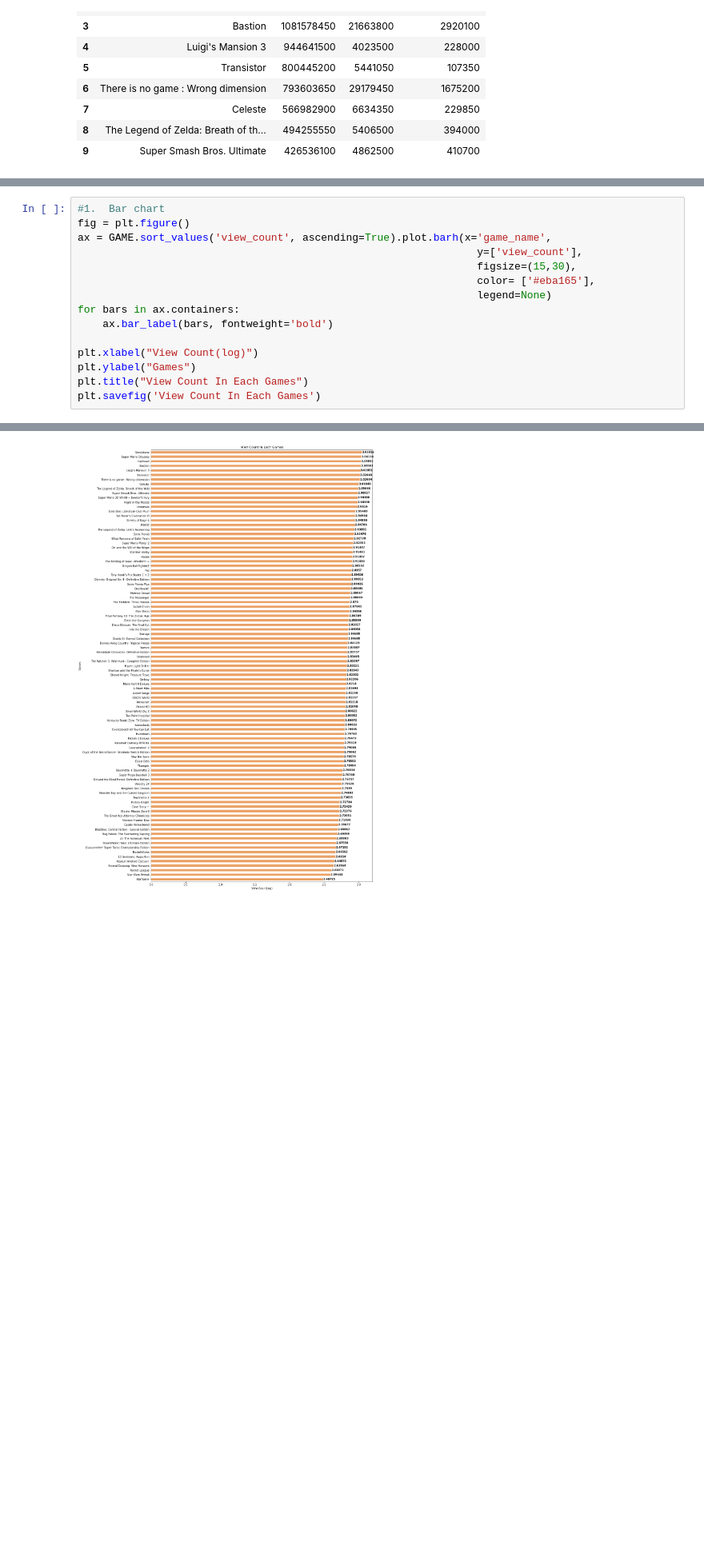
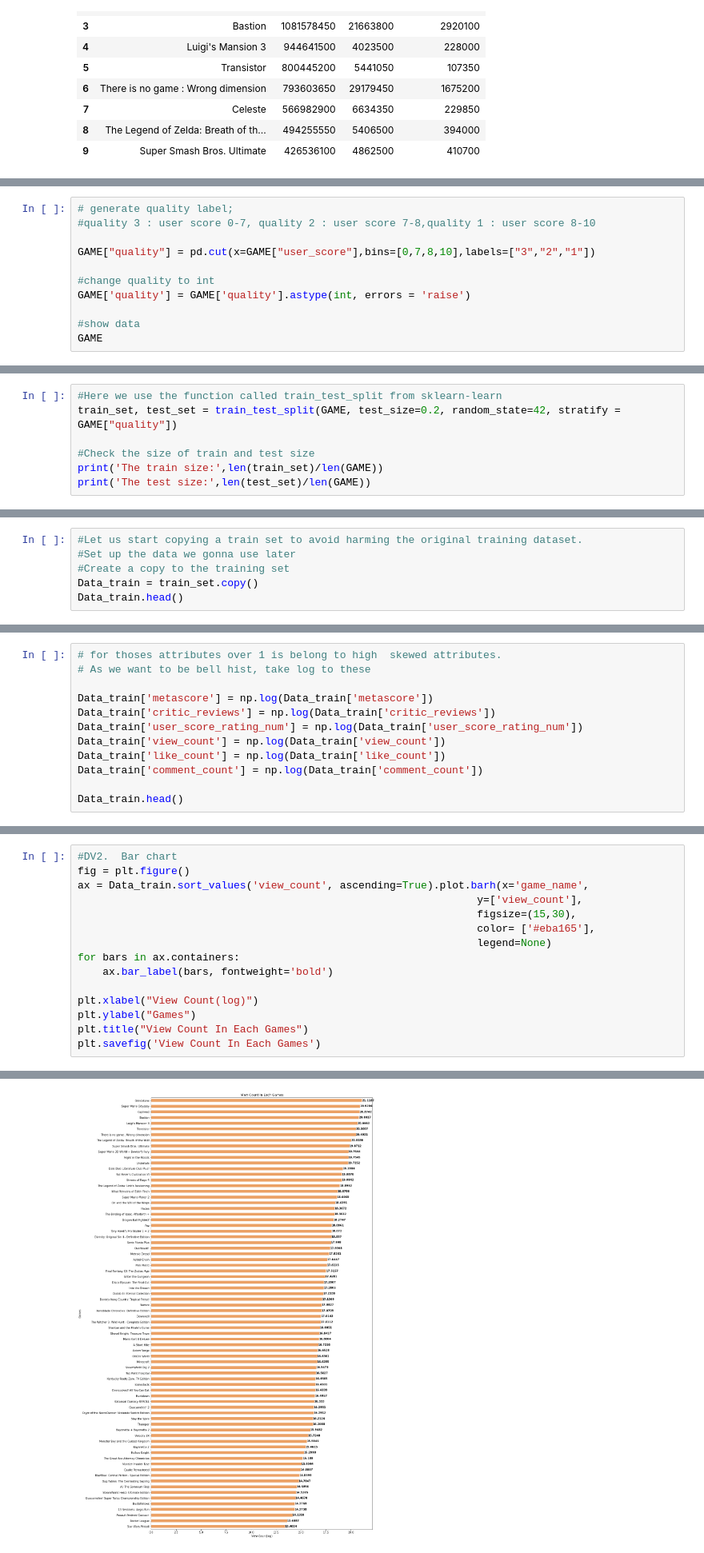
Before and after one commit to dmiao123/DE-Individual-, a Jupyter notebook: Python Work/DE Individual .ipynb, the cells around one changed output, grey strips where cells are left out. Shown at 80% size. Cells and saved outputs as stored; diff of their text form; blank space fills up the shorter version.

```diff
--- a/Python Work/DE Individual .ipynb
+++ b/Python Work/DE Individual .ipynb
@@ -1704,0 +1704,11 @@ GAME
+# %%
+# generate quality label;
+#quality 3 : user score 0-7, quality 2 : user score 7-8,quality 1 : user score 8-10
+
+GAME["quality"] = pd.cut(x=GAME["user_score"],bins=[0,7,8,10],labels=["3","2","1"])
+
+#change quality to int
+GAME['quality'] = GAME['quality'].astype(int, errors = 'raise')
+
+#show data
+GAME
@@ -1704,0 +1745,7 @@ GAME
+# %%
+#Here we use the function called train_test_split from sklearn-learn
+train_set, test_set = train_test_split(GAME, test_size=0.2, random_state=42, stratify = GAME["quality"])
+
+#Check the size of train and test size
+print('The train size:',len(train_set)/len(GAME))
+print('The test size:',len(test_set)/len(GAME))
@@ -1704,0 +1768,6 @@ GAME
+# %%
+#Let us start copying a train set to avoid harming the original training dataset.
+#Set up the data we gonna use later
+#Create a copy to the training set
+Data_train = train_set.copy()
+Data_train.head()
@@ -1704,0 +1800,12 @@ GAME
+# %%
+# for thoses attributes over 1 is belong to high  skewed attributes.
+# As we want to be bell hist, take log to these
+
+Data_train['metascore'] = np.log(Data_train['metascore'])
+Data_train['critic_reviews'] = np.log(Data_train['critic_reviews'])
+Data_train['user_score_rating_num'] = np.log(Data_train['user_score_rating_num'])
+Data_train['view_count'] = np.log(Data_train['view_count'])
+Data_train['like_count'] = np.log(Data_train['like_count'])
+Data_train['comment_count'] = np.log(Data_train['comment_count'])
+
+Data_train.head()
@@ -1705,19 +1880,19 @@ GAME
 # %%
-#1.  Bar chart
+#DV2.  Bar chart
 fig = plt.figure()
-ax = GAME.sort_values('view_count', ascending=True).plot.barh(x='game_name',
+ax = Data_train.sort_values('view_count', ascending=True).plot.barh(x='game_name',
                                                                 y=['view_count'],
                                                                 figsize=(15,30),
                                                                 color= ['#eba165'],
                                                                 legend=None)
 for bars in ax.containers:
     ax.bar_label(bars, fontweight='bold')
 
 plt.xlabel("View Count(log)")
 plt.ylabel("Games")
 plt.title("View Count In Each Games")
 plt.savefig('View Count In Each Games')
 # %% [output]
 <Figure size 432x288 with 0 Axes>
-[figure, old version]
+[figure, new version]
 # %%
```
Also changed, not shown: parts of 84 cells of this notebook.
